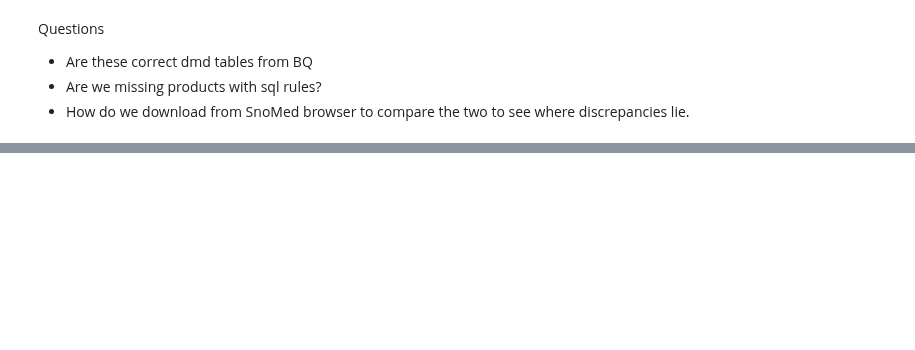
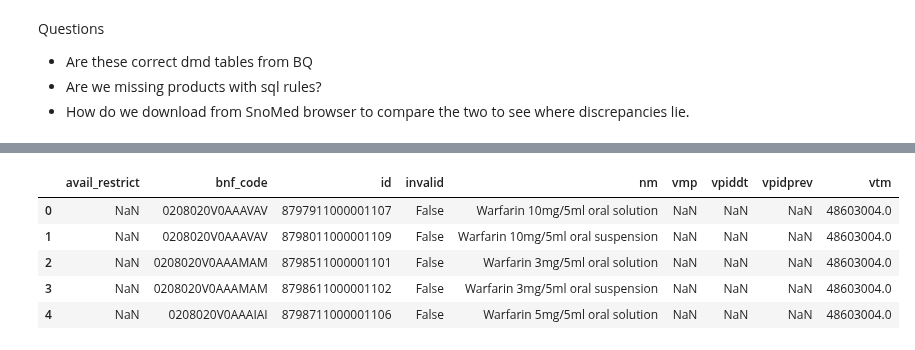
Before and after one commit to ebmdatalab/jupyter-notebooks, a Jupyter notebook: QoF/AF Ref Set.ipynb, the cells around one changed output, grey strips where cells are left out. Saved outputs shown, nothing was run; the diff lists cells and outputs as text; code cells hidden in the pictures; blank space fills up the shorter version.

```diff
--- a/QoF/AF Ref Set.ipynb
+++ b/QoF/AF Ref Set.ipynb
@@ -220,0 +234,9 @@ content['active']
+# %%
+amp_vmp.head(5)
+# %% [output]
+|  | avail_restrict | bnf_code | id | invalid | nm | vmp | vpiddt | vpidprev | vtm |
+| 0 | NaN | 0208020V0AAAVAV | 8797911000001107 | False | Warfarin 10mg/5ml oral solution | NaN | NaN | NaN | 48603004.0 |
+| 1 | NaN | 0208020V0AAAVAV | 8798011000001109 | False | Warfarin 10mg/5ml oral suspension | NaN | NaN | NaN | 48603004.0 |
+| 2 | NaN | 0208020V0AAAMAM | 8798511000001101 | False | Warfarin 3mg/5ml oral solution | NaN | NaN | NaN | 48603004.0 |
+| 3 | NaN | 0208020V0AAAMAM | 8798611000001102 | False | Warfarin 3mg/5ml oral suspension | NaN | NaN | NaN | 48603004.0 |
+| 4 | NaN | 0208020V0AAAIAI | 8798711000001106 | False | Warfarin 5mg/5ml oral solution | NaN | NaN | NaN | 48603004.0 |
```
Also changed, not shown: parts of 19 cells of this notebook.
